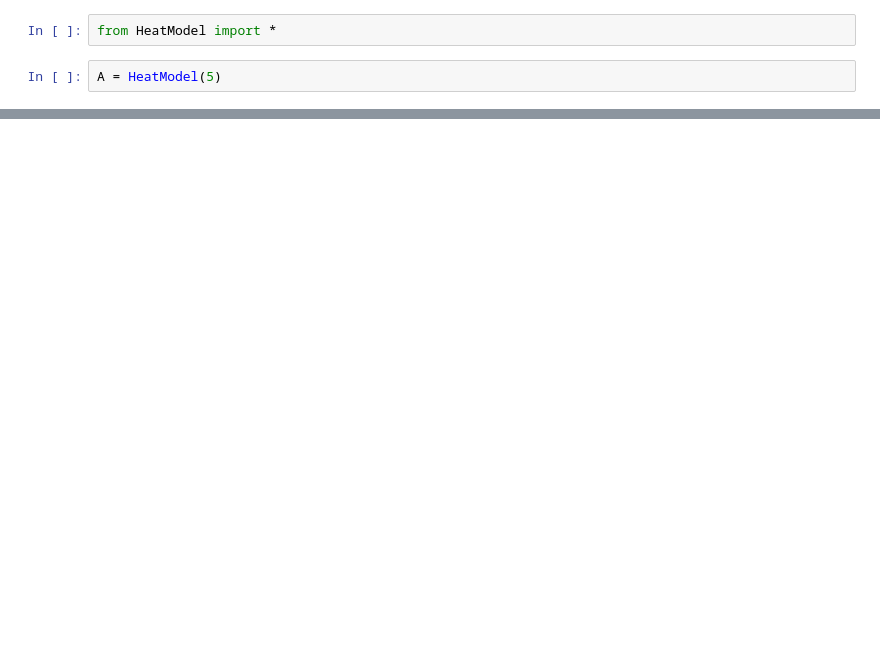
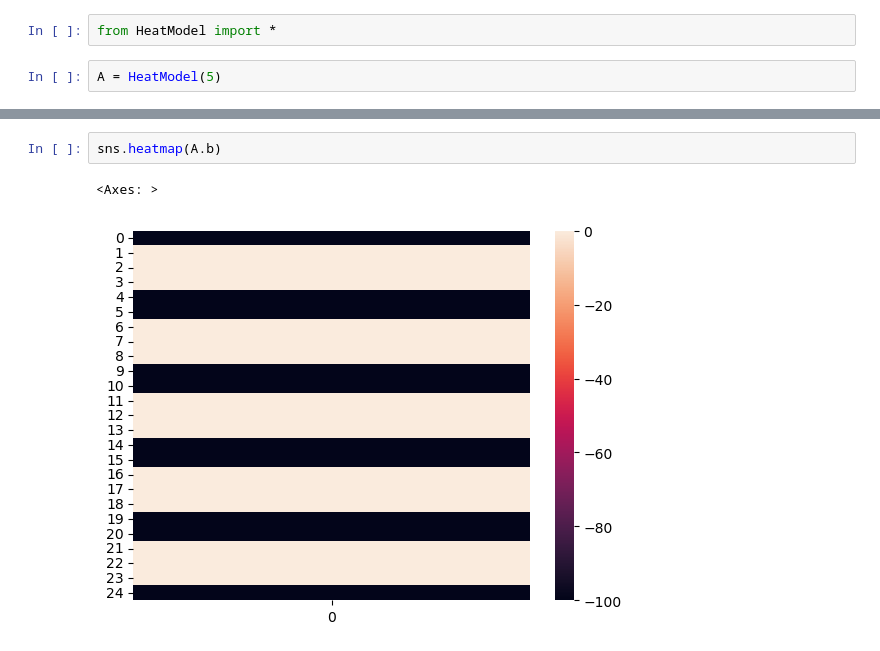
Before and after one commit to RaymondGarcia1107/MAS4107Opt1, a Jupyter notebook: test.ipynb, the cells around one changed output, grey strips where cells are left out. Cells and saved outputs as stored; diff of their text form; blank space fills up the shorter version.

```diff
--- a/test.ipynb
+++ b/test.ipynb
@@ -9,0 +9,5 @@ A.visualize()
+# %%
+sns.heatmap(A.b)
+# %% [output]
+<Axes: >
+[figure, added]
```
Also changed, not shown: parts of 1 cell of this notebook, 1 other file.
